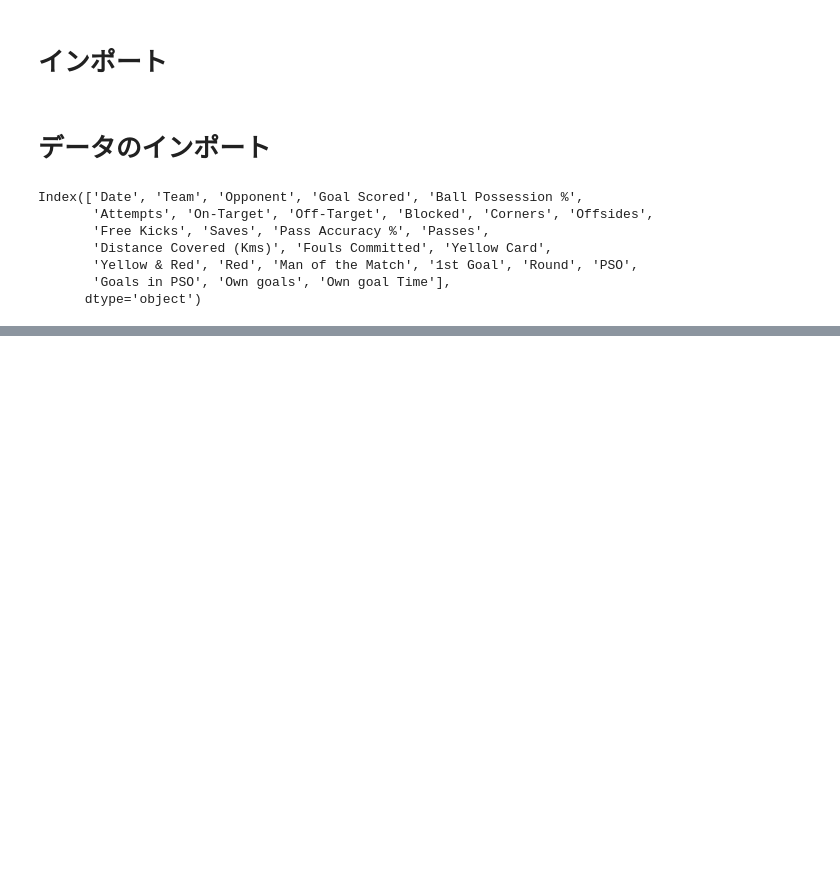
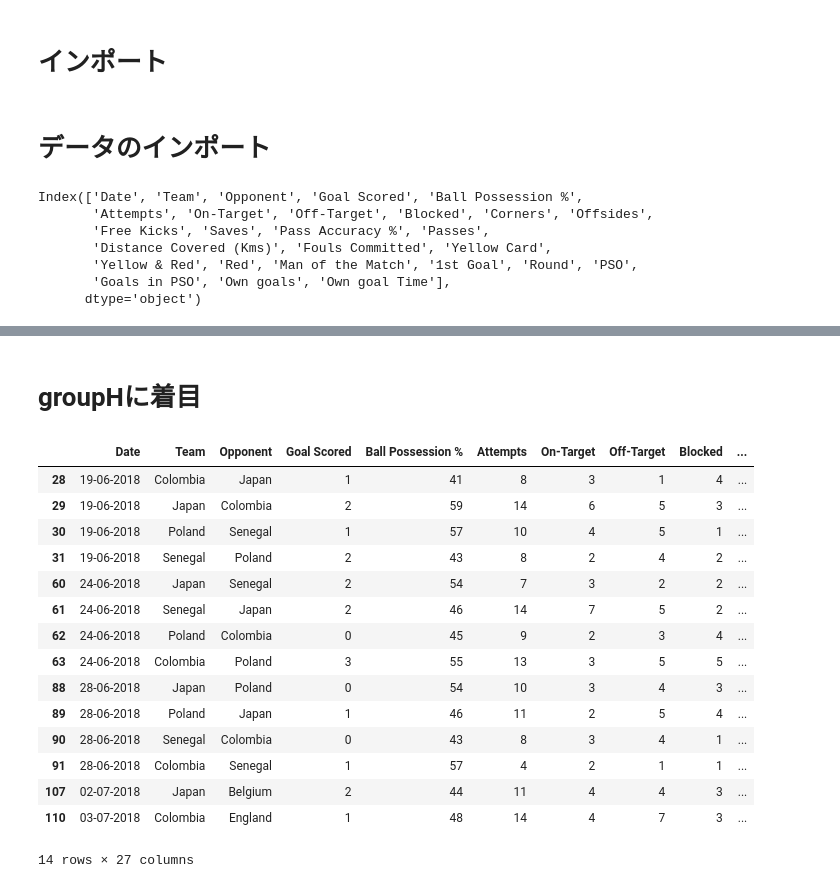
Before and after one commit to ryusugimoto/testdata, a Jupyter notebook: sugimoto.ipynb, the cells around one changed output, grey strips where cells are left out. Cells and saved outputs as stored; diff of their text form; code cells hidden in the pictures; blank space fills up the shorter version.

```diff
--- a/sugimoto.ipynb
+++ b/sugimoto.ipynb
@@ -19,6 +47,15 @@ Index(['Date', 'Team', 'Opponent', 'Goal Scored', 'Ball Possession %',
        'Yellow & Red', 'Red', 'Man of the Match', '1st Goal', 'Round', 'PSO',
        'Goals in PSO', 'Own goals', 'Own goal Time'],
       dtype='object')
+# %%
+teamdataA = data[data['Team'].isin(groupA)]
+teamdataB = data[data['Team'].isin(groupB)]
+teamdataC = data[data['Team'].isin(groupC)]
+teamdataD = data[data['Team'].isin(groupD)]
+teamdataE = data[data['Team'].isin(groupE)]
+teamdataF = data[data['Team'].isin(groupF)]
+teamdataG = data[data['Team'].isin(groupG)]
+teamdataH = data[data['Team'].isin(groupH)]
 # %%
 o_e = data.index%2
 o_e = o_e.to_frame().rename(columns={0:'o_e'}).reset_index(drop=True)
@@ -113,0 +133,21 @@ data[data['Goal Scored_Team'] == data['Goal Scored_Opponent']]
+# %% [markdown]
+# groupHに着目
+# %%
+teamdataH
+# %% [output]
+|  | Date | Team | Opponent | Goal Scored | Ball Possession % | Attempts | On-Target | Off-Target | Blocked | ... |
+| 28 | 19-06-2018 | Colombia | Japan | 1 | 41 | 8 | 3 | 1 | 4 | ... |
+| 29 | 19-06-2018 | Japan | Colombia | 2 | 59 | 14 | 6 | 5 | 3 | ... |
+| 30 | 19-06-2018 | Poland | Senegal | 1 | 57 | 10 | 4 | 5 | 1 | ... |
+| 31 | 19-06-2018 | Senegal | Poland | 2 | 43 | 8 | 2 | 4 | 2 | ... |
+| 60 | 24-06-2018 | Japan | Senegal | 2 | 54 | 7 | 3 | 2 | 2 | ... |
+| 61 | 24-06-2018 | Senegal | Japan | 2 | 46 | 14 | 7 | 5 | 2 | ... |
+| 62 | 24-06-2018 | Poland | Colombia | 0 | 45 | 9 | 2 | 3 | 4 | ... |
+| 63 | 24-06-2018 | Colombia | Poland | 3 | 55 | 13 | 3 | 5 | 5 | ... |
+| 88 | 28-06-2018 | Japan | Poland | 0 | 54 | 10 | 3 | 4 | 3 | ... |
+| 89 | 28-06-2018 | Poland | Japan | 1 | 46 | 11 | 2 | 5 | 4 | ... |
+| 90 | 28-06-2018 | Senegal | Colombia | 0 | 43 | 8 | 3 | 4 | 1 | ... |
+| 91 | 28-06-2018 | Colombia | Senegal | 1 | 57 | 4 | 2 | 1 | 1 | ... |
+| 107 | 02-07-2018 | Japan | Belgium | 2 | 44 | 11 | 4 | 4 | 3 | ... |
+| 110 | 03-07-2018 | Colombia | England | 1 | 48 | 14 | 4 | 7 | 3 | ... |
+14 rows × 27 columns
```
Also changed, not shown: parts of 20 cells of this notebook.
